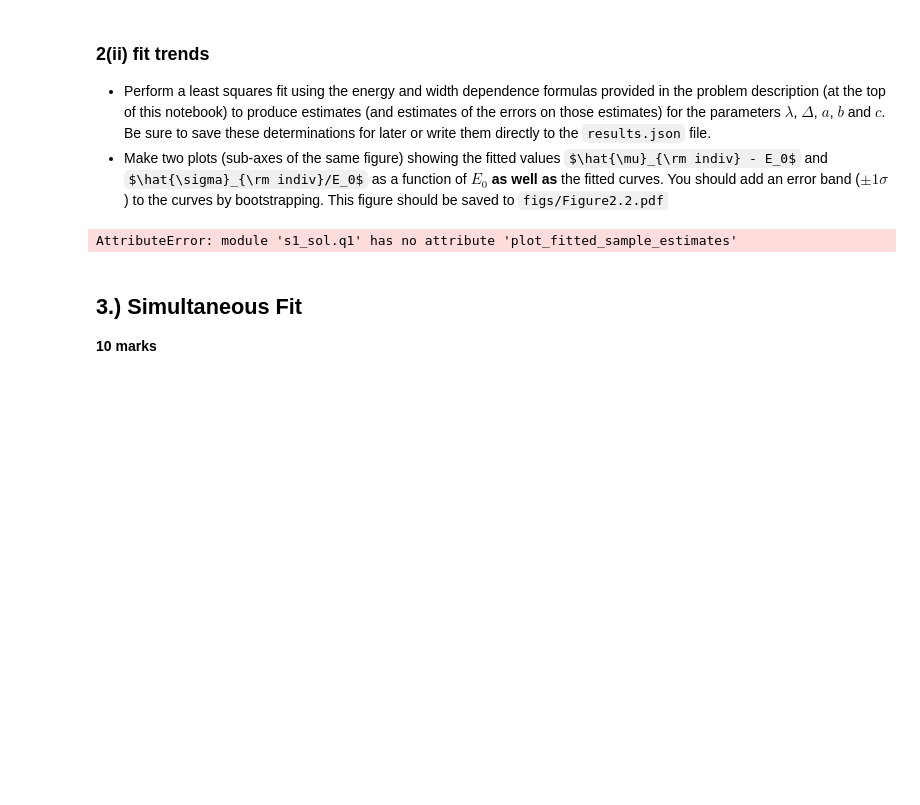
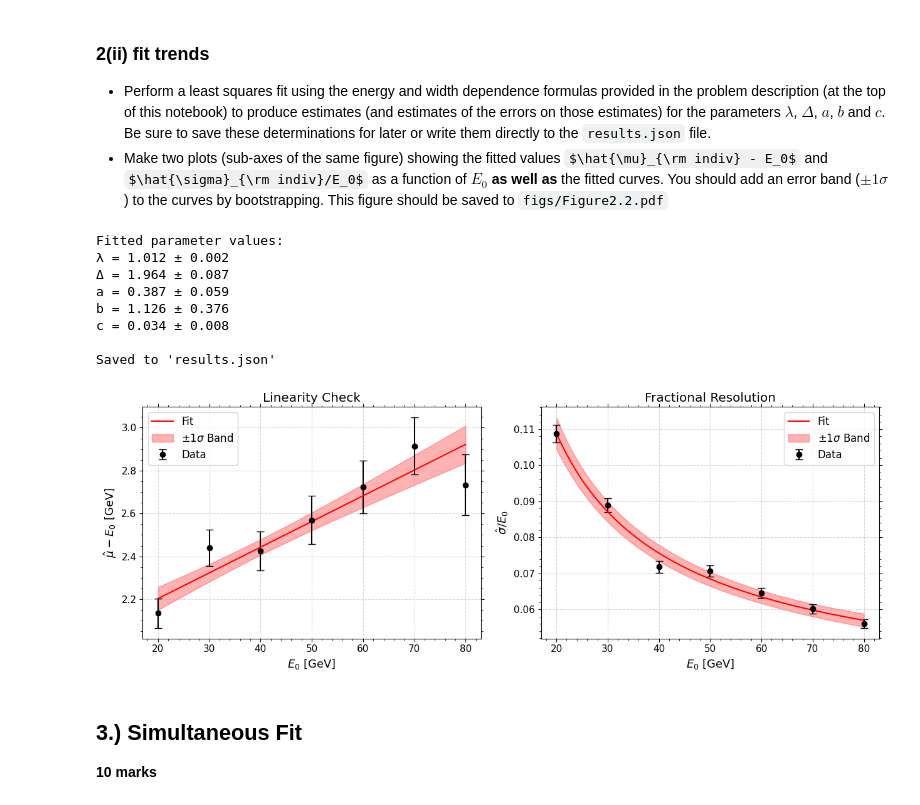
Before and after one commit to harveydgb/photon-detector-calibration, a Jupyter notebook: notebooks/solution.ipynb, the cells around one changed output. Saved outputs shown, nothing was run; the diff lists cells and outputs as text; code cells hidden in the pictures; some formulas as TeX source; blank space fills up the shorter version.

```diff
--- a/notebooks/solution.ipynb
+++ b/notebooks/solution.ipynb
@@ -115,12 +117,19 @@ fig.savefig('../figs/Figure2.1.pdf')
 - Perform a least squares fit using the energy and width dependence formulas provided in the problem description (at the top of this notebook) to produce estimates (and estimates of the errors on those estimates) for the parameters $\lambda$, $\Delta$, $a$, $b$ and $c$. Be sure to save these determinations for later or write them directly to the `results.json` file.
 - Make two plots (sub-axes of the same figure) showing the fitted values $\hat{\mu}_{\rm indiv} - E_0$ and $\hat{\sigma}_{\rm indiv}/E_0$ as a function of $E_0$ **as well as** the fitted curves. You should add an error band ($\pm 1\sigma$) to the curves by bootstrapping. This figure should be saved to `figs/Figure2.2.pdf`
 # %%
-results, fig = q1.plot_fitted_sample_estimates(mle_results)
-q1.update_results_json(results,"individual_fits")
+fig = q1.least_squares_fit_and_plot(mle_fitted_values, "individual_fits")
 
 fig.savefig("../figs/Figure2.2.pdf")
 # %% [output]
-AttributeError: module 's1_sol.q1' has no attribute 'plot_fitted_sample_estimates'
+Fitted parameter values:
+λ = 1.012 ± 0.002
+Δ = 1.964 ± 0.087
+a = 0.387 ± 0.059
+b = 1.126 ± 0.376
+c = 0.034 ± 0.008
+
+Saved to 'results.json'
+[figure, added]
 # %% [markdown]
 ## 3.) Simultaneous Fit
 **10 marks**
```
Also changed, not shown: parts of 8 cells of this notebook, 14 other files.
